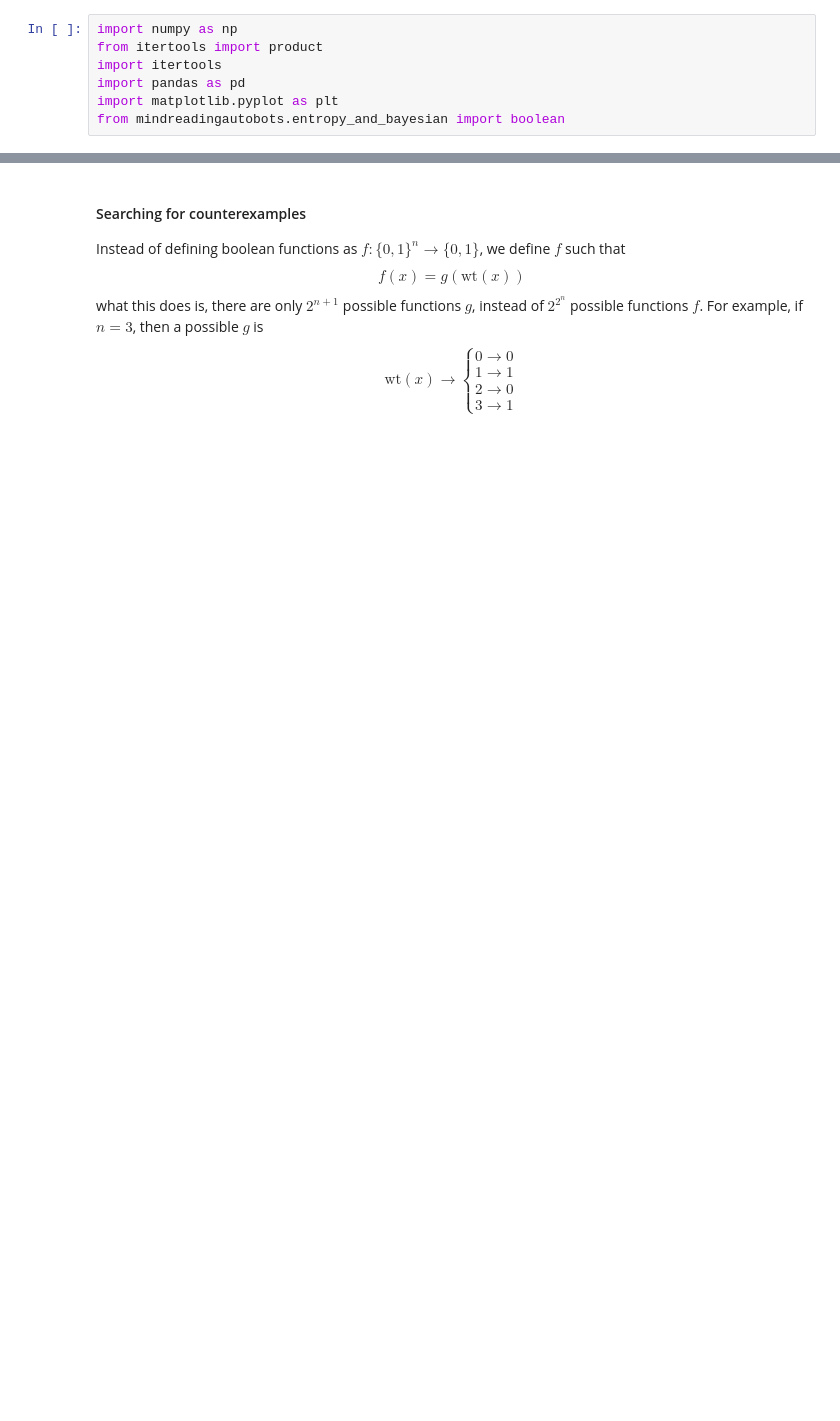
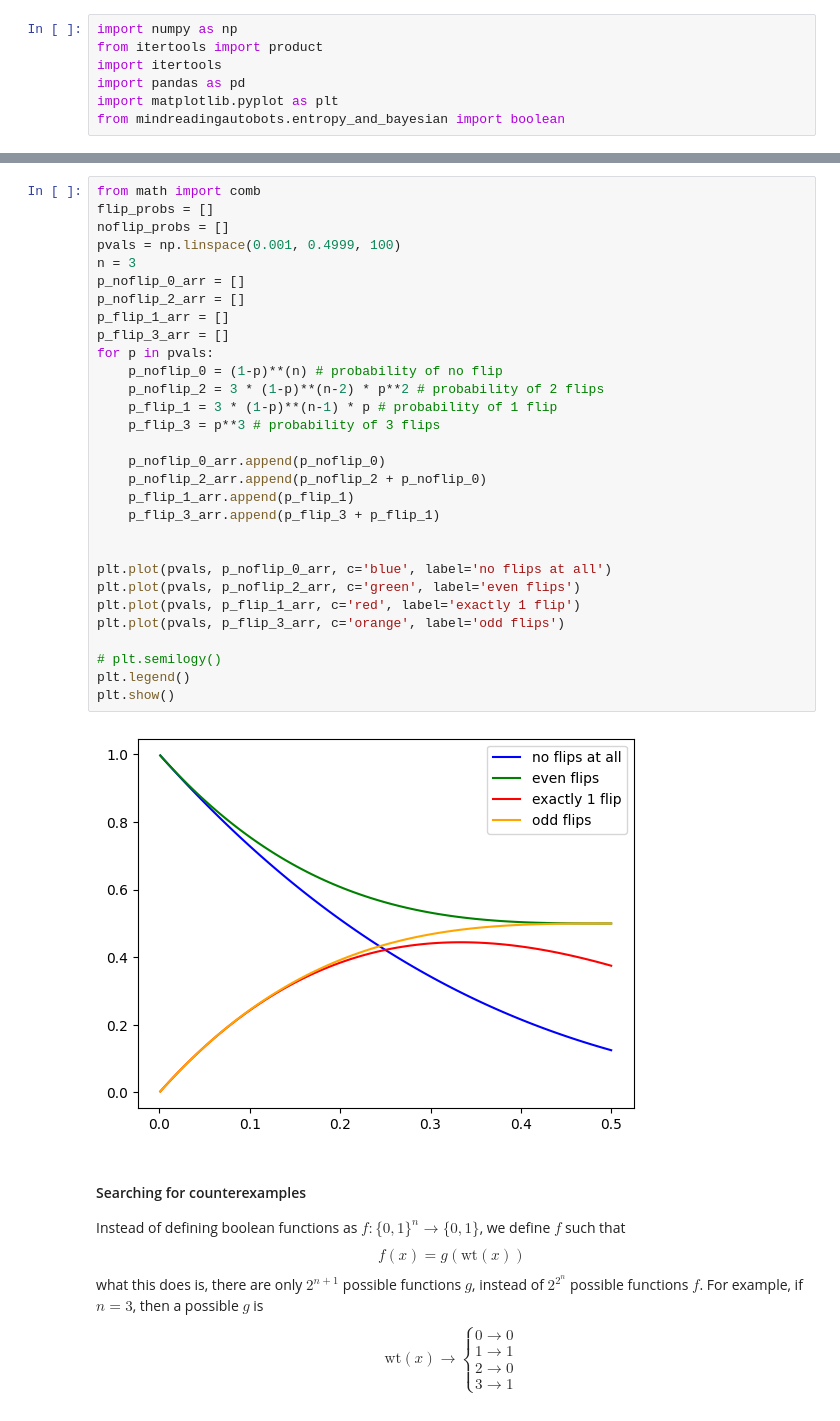
Before and after one commit to peterse/noise-robust-boolean-learning, a Jupyter notebook: mindreadingautobots/src/mindreadingautobots/analysis/counterexamples/evan_theory.ipynb, the cells around one changed output, grey strips where cells are left out. Drawn from its saved outputs; the diff is of its cells as text; blank space fills up the shorter version.

```diff
--- a/mindreadingautobots/src/mindreadingautobots/analysis/counterexamples/evan_theory.ipynb
+++ b/mindreadingautobots/src/mindreadingautobots/analysis/counterexamples/evan_theory.ipynb
@@ -107,3 +308,35 @@ ValueError:
+# %%
+from math import comb
+flip_probs = []
+noflip_probs = []
+pvals = np.linspace(0.001, 0.4999, 100)
+n = 3
+p_noflip_0_arr = []
+p_noflip_2_arr = []
+p_flip_1_arr = []
+p_flip_3_arr = []
+for p in pvals:
+    p_noflip_0 = (1-p)**(n) # probability of no flip
+    p_noflip_2 = 3 * (1-p)**(n-2) * p**2 # probability of 2 flips
+    p_flip_1 = 3 * (1-p)**(n-1) * p # probability of 1 flip
+    p_flip_3 = p**3 # probability of 3 flips
+
+    p_noflip_0_arr.append(p_noflip_0)
+    p_noflip_2_arr.append(p_noflip_2 + p_noflip_0)
+    p_flip_1_arr.append(p_flip_1)
+    p_flip_3_arr.append(p_flip_3 + p_flip_1)
+
+
+plt.plot(pvals, p_noflip_0_arr, c='blue', label='no flips at all')
+plt.plot(pvals, p_noflip_2_arr, c='green', label='even flips')
+plt.plot(pvals, p_flip_1_arr, c='red', label='exactly 1 flip')
+plt.plot(pvals, p_flip_3_arr, c='orange', label='odd flips')
+
+# plt.semilogy()
+plt.legend()
+plt.show()
+# %% [output]
+[figure, added]
 # %% [markdown]
 #### Searching for counterexamples
 
```
Also changed, not shown: parts of 13 cells of this notebook, 6 other files.
